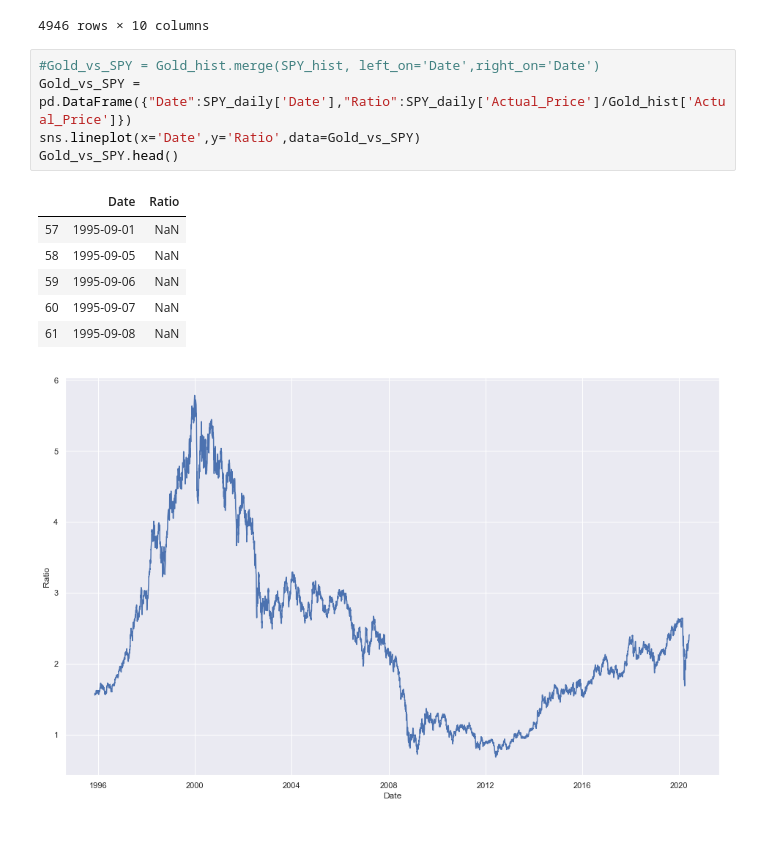
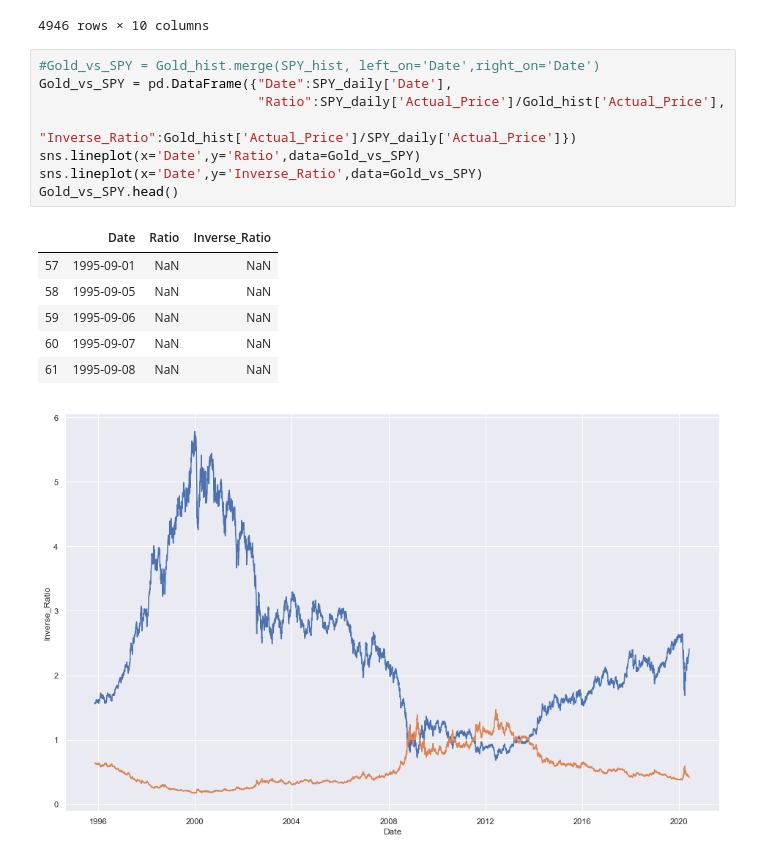
Before and after one commit to vikranttkumar/QuantitativeEasingEffects_Equities, a Jupyter notebook: Quantitative Easing Across Asset Classes.ipynb, the cells around one changed output. Cells and saved outputs as stored; diff of their text form.

```diff
--- a/Quantitative Easing Across Asset Classes.ipynb
+++ b/Quantitative Easing Across Asset Classes.ipynb
@@ -329,14 +333,17 @@ SPYV_data.head(1000000)
 4946 rows × 10 columns
 # %%
 #Gold_vs_SPY = Gold_hist.merge(SPY_hist, left_on='Date',right_on='Date')
-Gold_vs_SPY = pd.DataFrame({"Date":SPY_daily['Date'],"Ratio":SPY_daily['Actual_Price']/Gold_hist['Actual_Price']})
+Gold_vs_SPY = pd.DataFrame({"Date":SPY_daily['Date'],
+                            "Ratio":SPY_daily['Actual_Price']/Gold_hist['Actual_Price'],
+                           "Inverse_Ratio":Gold_hist['Actual_Price']/SPY_daily['Actual_Price']})
 sns.lineplot(x='Date',y='Ratio',data=Gold_vs_SPY)
+sns.lineplot(x='Date',y='Inverse_Ratio',data=Gold_vs_SPY)
 Gold_vs_SPY.head()
 # %% [output]
-|  | Date | Ratio |
-| 57 | 1995-09-01 | NaN |
-| 58 | 1995-09-05 | NaN |
-| 59 | 1995-09-06 | NaN |
-| 60 | 1995-09-07 | NaN |
-| 61 | 1995-09-08 | NaN |
+|  | Date | Ratio | Inverse_Ratio |
+| 57 | 1995-09-01 | NaN | NaN |
+| 58 | 1995-09-05 | NaN | NaN |
+| 59 | 1995-09-06 | NaN | NaN |
+| 60 | 1995-09-07 | NaN | NaN |
+| 61 | 1995-09-08 | NaN | NaN |
-[figure, old version]
+[figure, new version]
```
Also changed, not shown: parts of 5 cells of this notebook.
